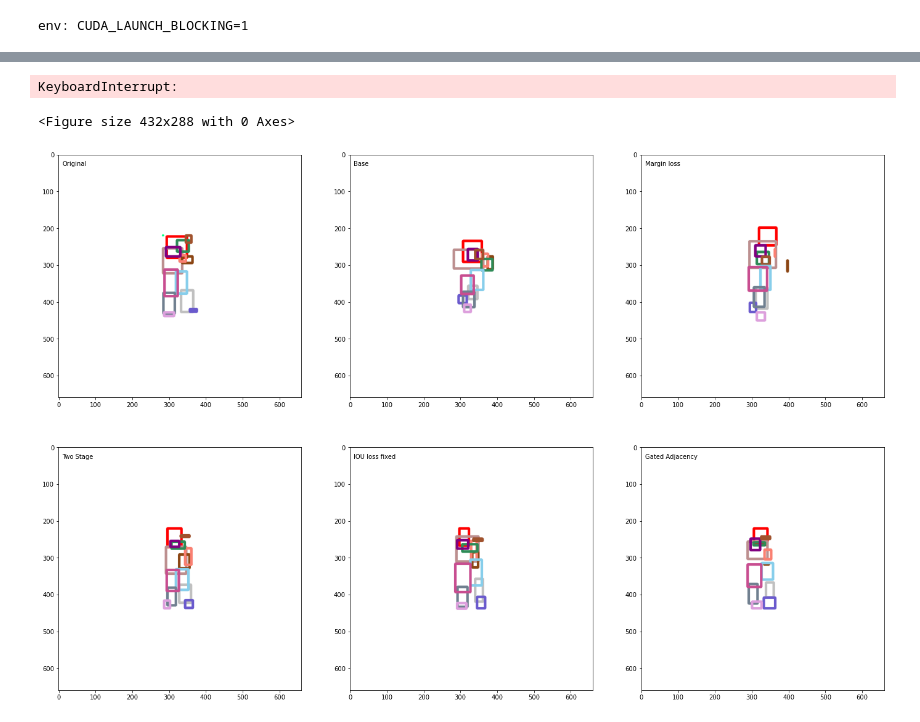
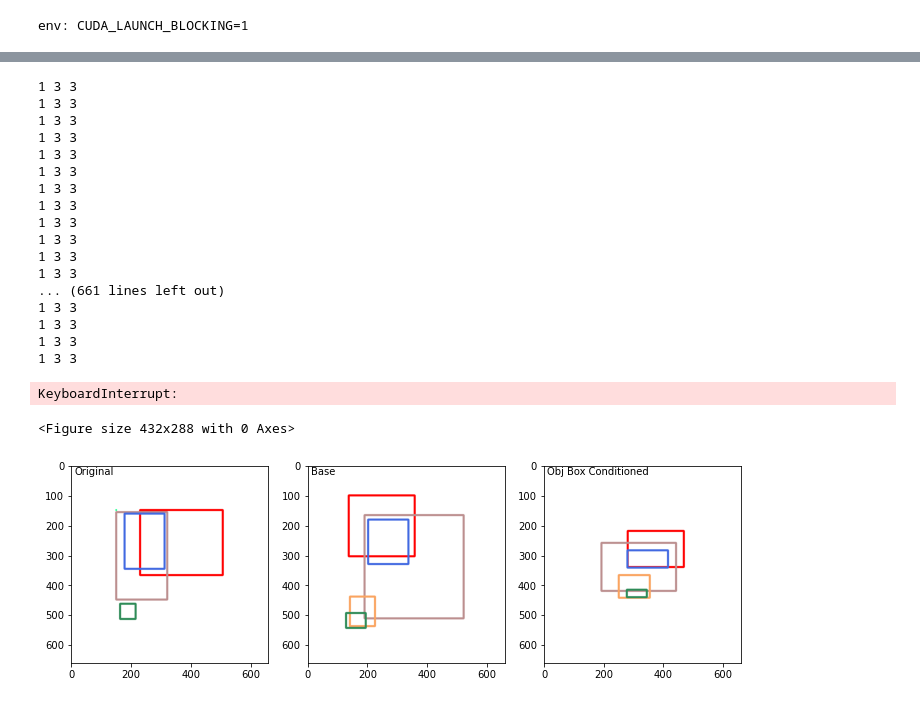
Before and after one commit to AmrutaMuthal/MeronymNet-PyTorch, a Jupyter notebook: src/models/Model comparison.ipynb, the cells around one changed output, grey strips where cells are left out. Cells and saved outputs as stored; diff of their text form; code cells hidden in the pictures.

```diff
--- a/src/models/Model comparison.ipynb
+++ b/src/models/Model comparison.ipynb
@@ -66,6 +66,8 @@ def load_model(model_class, model_settings, model_path, is_base=False):
     output_log = False
     area_encoding = False
     variational=False
+    coupling=True
+    obj_bbx_conditioning=True
     if is_base:
         vae = model_class(latent_dims,num_nodes,bbx_size,num_classes,label_shape,hidden1, hidden2, hidden3,
                           dynamic_margin=adaptive_margin,
@@ -86,7 +88,9 @@ def load_model(model_class, model_settings, model_path, is_base=False):
                       dense_hidden2,
                       adaptive_margin,
                       output_log,
-                      area_encoding
+                      area_encoding,
+                      coupling,
+                      obj_bbx_conditioning
                     )
     vae.load_state_dict(torch.load(model_path+ '/model_weights.pth'))
     return vae
@@ -251,18 +372,18 @@ gc.collect()
 num_classes = 7
 num_nodes = 16
 
-# base_model = load_model(GCNAutoEncoder, base_model_setting, base_model_path, is_base=True)
-# base_node_true, base_node_pred, reconstructions_metrics =  generate_objects(batch_val_loader, base_model,
-#                                                                             num_nodes, num_classes, True)
+base_model = load_model(GCNAutoEncoder, base_model_setting, base_model_path, is_base=True)
+base_node_true, base_node_pred, reconstructions_metrics =  generate_objects(batch_val_loader, base_model,
+                                                                            num_nodes, num_classes, True)
 
 # generated_object_arrs = [base_node_true, base_node_pred]
 gen_obj_arrs = [base_node_true, base_node_pred]
 
 for settings, path, model_class in zip(model_settings, model_paths, model_classes):
-    print(str(model_class))
+
     is_base = settings['is_base']
     model = load_model(model_class, settings, path, is_base=is_base)
-    node_true, node_pred, reconstructions_metrics =  generate_objects(batch_val_loader, model,
+    node_true, node_pred, reconstructions_metrics =  generate_variation_objects(batch_val_loader, model, gmm,
                                                                             num_nodes, num_classes, is_base)
     gen_obj_arrs.append(node_pred)
 # %% [output]
@@ -273,34 +490,57 @@ for settings, path, model_class in zip(model_settings, model_paths, model_classe
 # %%
 
 num_objects = len(gen_obj_arrs[0])
 num_panels = len(gen_obj_arrs)
 class_dict = {0:'cow', 1:'sheep', 2:'bird', 3:'person', 4:'cat', 5:'dog', 6:'horse'}
 
 if not os.path.isdir(summary_path):
     os.mkdir(summary_path)
 
 for obj_class in class_dict.values():
     if not os.path.isdir(summary_path+"/"+obj_class):
         os.mkdir(summary_path+"/"+obj_class)
 
 # for label, obj_arr in zip(labels, gen_obj_arrs):
 for i in range(num_objects):
     y = min(3, num_panels)
     x = max(num_panels//3, 1)
-
+    print(x, y, num_panels)
     plt.figure()
     f, arr = plt.subplots(x, y)
-    f.set_size_inches(24, 16)
+    f.set_size_inches(12, 8)
 
     for j in range(num_panels):
-        arr[j//3][j%3].imshow(plot_utils.plot_bbx(gen_obj_arrs[j][i]))
-        arr[j//3][j%3].text(10, 30, labels[j])
+
+        if len(arr.shape)>1:
+            arr[j//3][j%3].imshow(plot_utils.plot_bbx(gen_obj_arrs[j][i]))
+            arr[j//3][j%3].text(10, 30, labels[j])
+
+        else:
+            arr[j%3].imshow(plot_utils.plot_bbx(gen_obj_arrs[j][i]))
+            arr[j%3].text(10, 30, labels[j])
 
     obj_class = reconstructions_metrics[(reconstructions_metrics['id']==i)
                     & ~(reconstructions_metrics['obj_class'].isna())]['obj_class'].unique()[0]
     plt.savefig(summary_path+"/"+obj_class+"/"+str(i)+'-comp.png')
     plt.close('all')
 # %% [output]
-KeyboardInterrupt:
+1 3 3
+1 3 3
+1 3 3
+1 3 3
+1 3 3
+1 3 3
+1 3 3
+1 3 3
+1 3 3
+1 3 3
+1 3 3
+1 3 3
+... (661 lines left out)
+1 3 3
+1 3 3
+1 3 3
+1 3 3
-<Figure size 432x288 with 0 Axes>
+KeyboardInterrupt:
+<Figure size 432x288 with 0 Axes>
-[figure, old version]
+[figure, new version]
```
Also changed, not shown: parts of 10 cells of this notebook, 16 other files.
